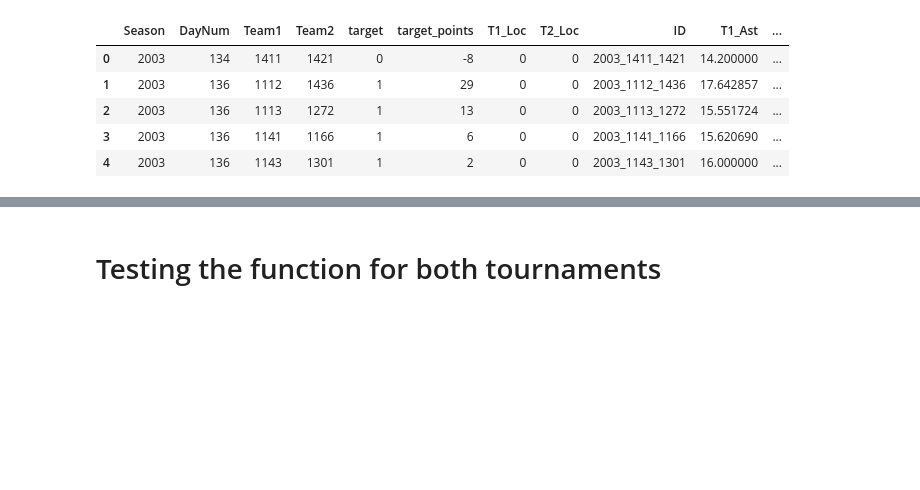
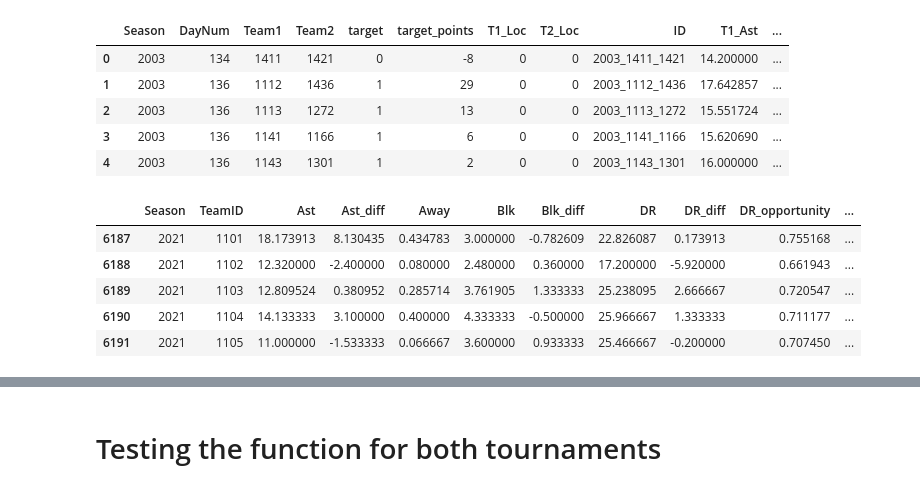
Before and after one commit to lucabasa/kaggle_competitions, a Jupyter notebook: march_madness/03_prepare_data.ipynb, the cells around one changed output, grey strips where cells are left out. Saved outputs shown, nothing was run; the diff lists cells and outputs as text; code cells hidden in the pictures; blank space fills up the shorter version.

```diff
--- a/march_madness/03_prepare_data.ipynb
+++ b/march_madness/03_prepare_data.ipynb
@@ -168,3 +172,13 @@ all_reg.head()
 | 2 | 2003 | 136 | 1113 | 1272 | 1 | 13 | 0 | 0 | 2003_1113_1272 | 15.551724 | ... |
 | 3 | 2003 | 136 | 1141 | 1166 | 1 | 6 | 0 | 0 | 2003_1141_1166 | 15.620690 | ... |
 | 4 | 2003 | 136 | 1143 | 1301 | 1 | 2 | 0 | 0 | 2003_1143_1301 | 16.000000 | ... |
+# %%
+test_data_reg = regular_stats[regular_stats.Season == 2021].copy()
+test_data_reg.head()
+# %% [output]
+|  | Season | TeamID | Ast | Ast_diff | Away | Blk | Blk_diff | DR | DR_diff | DR_opportunity | ... |
+| 6187 | 2021 | 1101 | 18.173913 | 8.130435 | 0.434783 | 3.000000 | -0.782609 | 22.826087 | 0.173913 | 0.755168 | ... |
+| 6188 | 2021 | 1102 | 12.320000 | -2.400000 | 0.080000 | 2.480000 | 0.360000 | 17.200000 | -5.920000 | 0.661943 | ... |
+| 6189 | 2021 | 1103 | 12.809524 | 0.380952 | 0.285714 | 3.761905 | 1.333333 | 25.238095 | 2.666667 | 0.720547 | ... |
+| 6190 | 2021 | 1104 | 14.133333 | 3.100000 | 0.400000 | 4.333333 | -0.500000 | 25.966667 | 1.333333 | 0.711177 | ... |
+| 6191 | 2021 | 1105 | 11.000000 | -1.533333 | 0.066667 | 3.600000 | 0.933333 | 25.466667 | -0.200000 | 0.707450 | ... |
```
Also changed, not shown: parts of 11 cells of this notebook.
